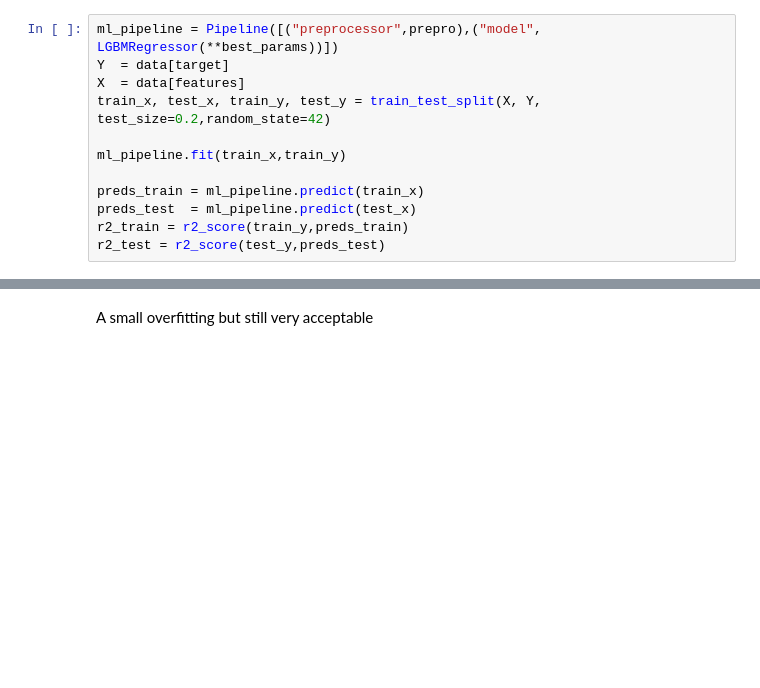
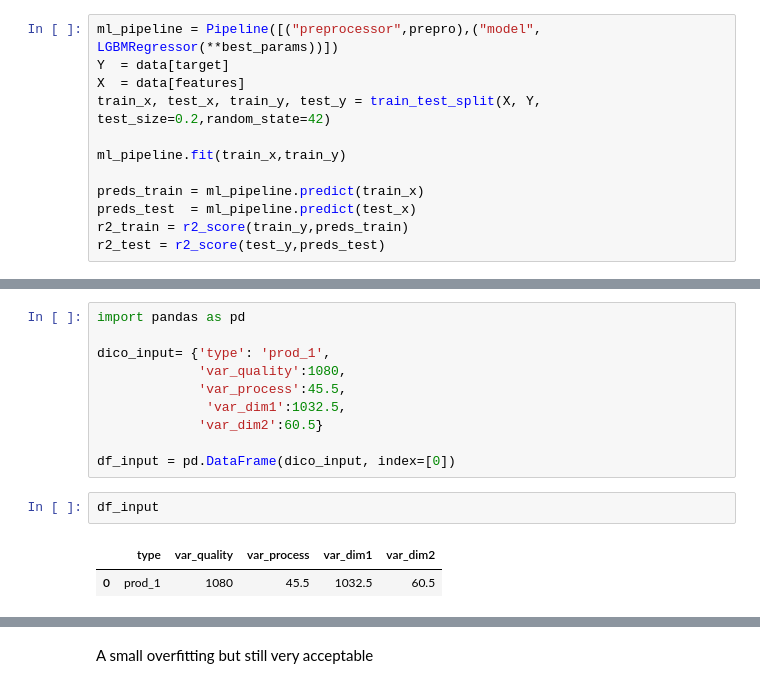
Before and after one commit to davidmouquetGit/Energetic-performance-explainability, a Jupyter notebook: pileline_explainability.ipynb, the cells around one changed output, grey strips where cells are left out. Saved outputs shown, nothing was run; the diff lists cells and outputs as text; blank space fills up the shorter version.

```diff
--- a/pileline_explainability.ipynb
+++ b/pileline_explainability.ipynb
@@ -287,0 +290,15 @@ R2 train 0.8369162058556024 ; R2 test 0.8155254451227416
+# %%
+import pandas as pd
+
+dico_input= {'type': 'prod_1',
+             'var_quality':1080,
+             'var_process':45.5,
+              'var_dim1':1032.5,
+             'var_dim2':60.5}
+
+df_input = pd.DataFrame(dico_input, index=[0])
+# %%
+df_input
+# %% [output]
+|  | type | var_quality | var_process | var_dim1 | var_dim2 |
+| 0 | prod_1 | 1080 | 45.5 | 1032.5 | 60.5 |
```
Also changed, not shown: parts of 5 cells of this notebook, 1 other file.
